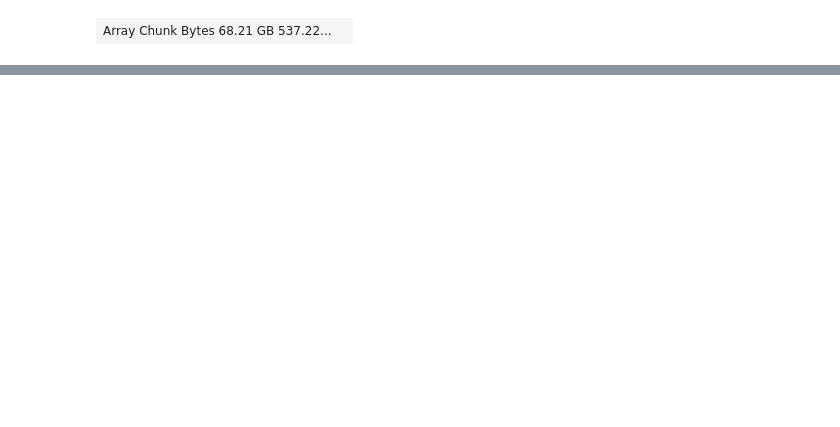
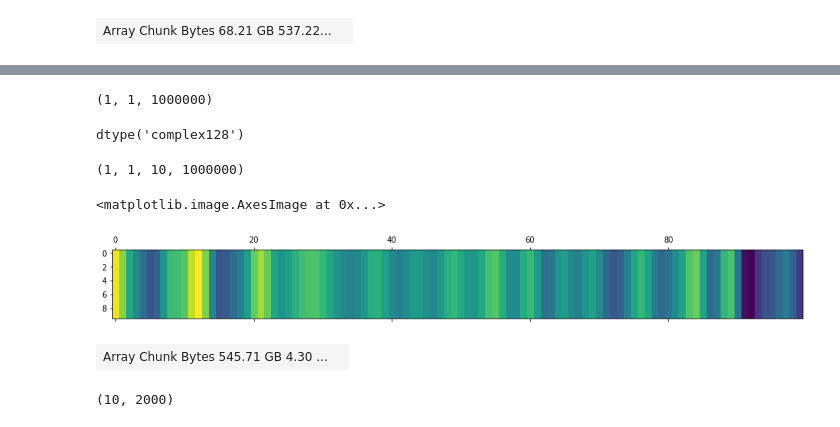
Before and after one commit to learning-2-learn/hdf5zarr-experiments, a Jupyter notebook: zarr2nwb.ipynb, the cells around one changed output, grey strips where cells are left out. Saved outputs shown, nothing was run; the diff lists cells and outputs as text; code cells hidden in the pictures; blank space fills up the shorter version.

```diff
--- a/zarr2nwb.ipynb
+++ b/zarr2nwb.ipynb
@@ -102,0 +145,25 @@ my_pca = PCA(n_components=3)
+# %%
+my_morlet = partial(tfr_array_morlet, sfreq=40000, freqs=freqs)
+# %%
+foo = arr[:, 0, :1000000].compute()
+# %%
+foo = foo[None]
+# %%
+foo.shape
+# %% [output]
+(1, 1, 1000000)
+# %%
+result = my_morlet(foo)
+# %%
+result.dtype
+# %% [output]
+dtype('complex128')
+# %%
+result.shape
+# %% [output]
+(1, 1, 10, 1000000)
+# %%
+plt.matshow(np.abs(result[0, 0, :, :100]))
+# %% [output]
+<matplotlib.image.AxesImage at 0x...>
+[figure, added]
@@ -102,0 +172,8 @@ my_pca = PCA(n_components=3)
+# %%
+morlet_arr
+# %% [output]
+| Array Chunk Bytes 545.71 GB 4.30 ... |  |
+# %%
+result.shape
+# %% [output]
+(10, 2000)
```
Also changed, not shown: parts of 26 cells of this notebook, 3 other files.
